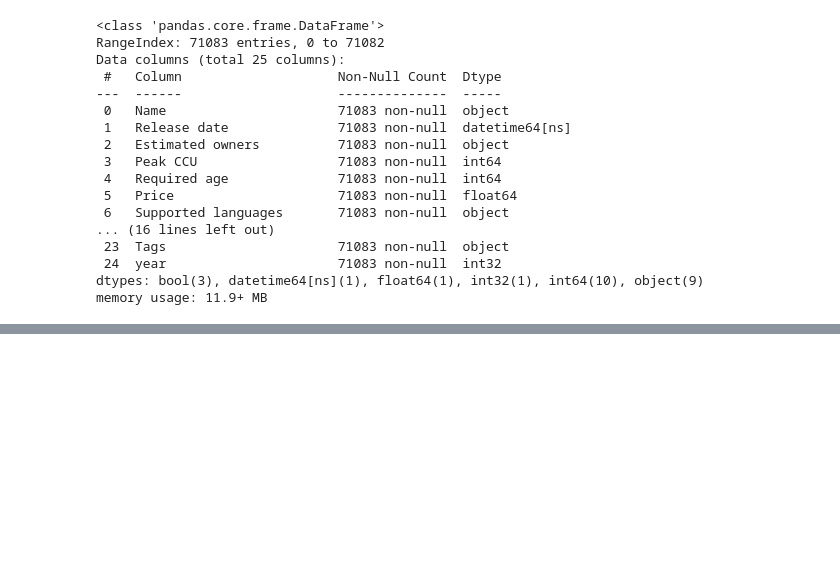
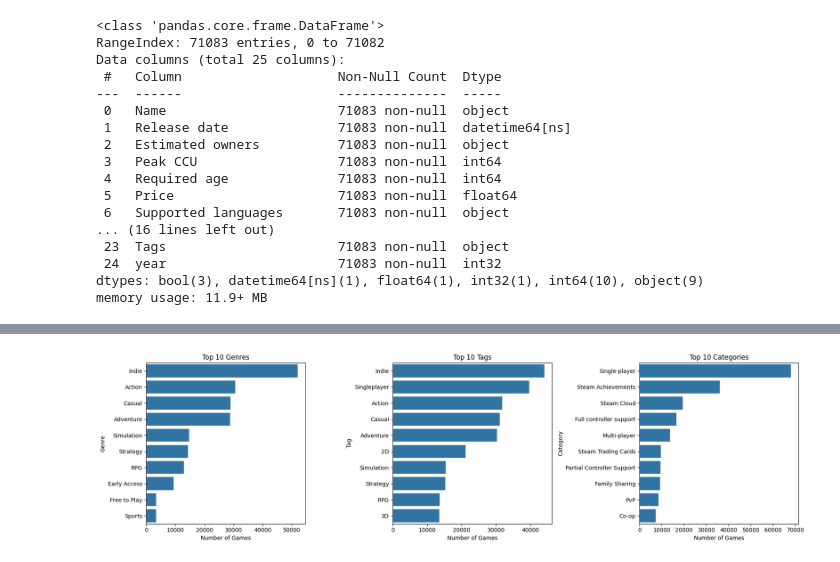
Before and after one commit to Rafal852/Steam-Dashboard, a Jupyter notebook: data_cleaning_eda.ipynb, the cells around one changed output, grey strips where cells are left out. Drawn from its saved outputs; the diff is of its cells as text; code cells hidden in the pictures; blank space fills up the shorter version.

```diff
--- a/data_cleaning_eda.ipynb
+++ b/data_cleaning_eda.ipynb
@@ -211,0 +262,37 @@ df2.head(5)
+# %%
+#top 10 genres, tags, and categories
+
+def get_top_items(df, column, top_n=10):
+    return (df[column]
+            .astype(str)
+            .str.split(',')
+            .explode()
+            .str.strip()
+            .value_counts()
+            .head(top_n))
+
+top_genres = get_top_items(df2, 'Genres')
+top_tags = get_top_items(df2, 'Tags')
+top_categories = get_top_items(df2, 'Categories')
+
+fig, axes = plt.subplots(1, 3, figsize=(18, 5))
+
+sns.barplot(x=top_genres.values, y=top_genres.index, ax=axes[0])
+axes[0].set_title('Top 10 Genres')
+axes[0].set_xlabel('Number of Games')
+axes[0].set_ylabel('Genre')
+
+sns.barplot(x=top_tags.values, y=top_tags.index, ax=axes[1])
+axes[1].set_title('Top 10 Tags')
+axes[1].set_xlabel('Number of Games')
+axes[1].set_ylabel('Tag')
+
+sns.barplot(x=top_categories.values, y=top_categories.index, ax=axes[2])
+axes[2].set_title('Top 10 Categories')
+axes[2].set_xlabel('Number of Games')
+axes[2].set_ylabel('Category')
+
+plt.tight_layout()
+plt.show()
+# %% [output]
+[figure, added]
```
Also changed, not shown: parts of 19 cells of this notebook.
